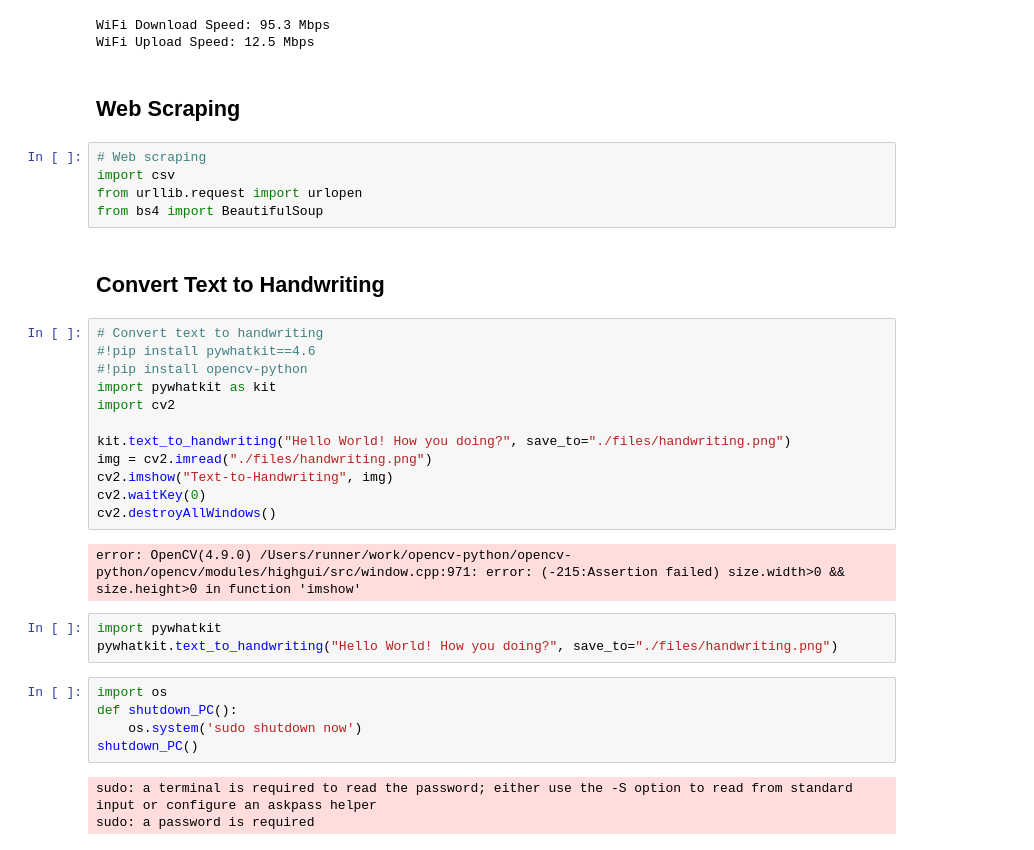
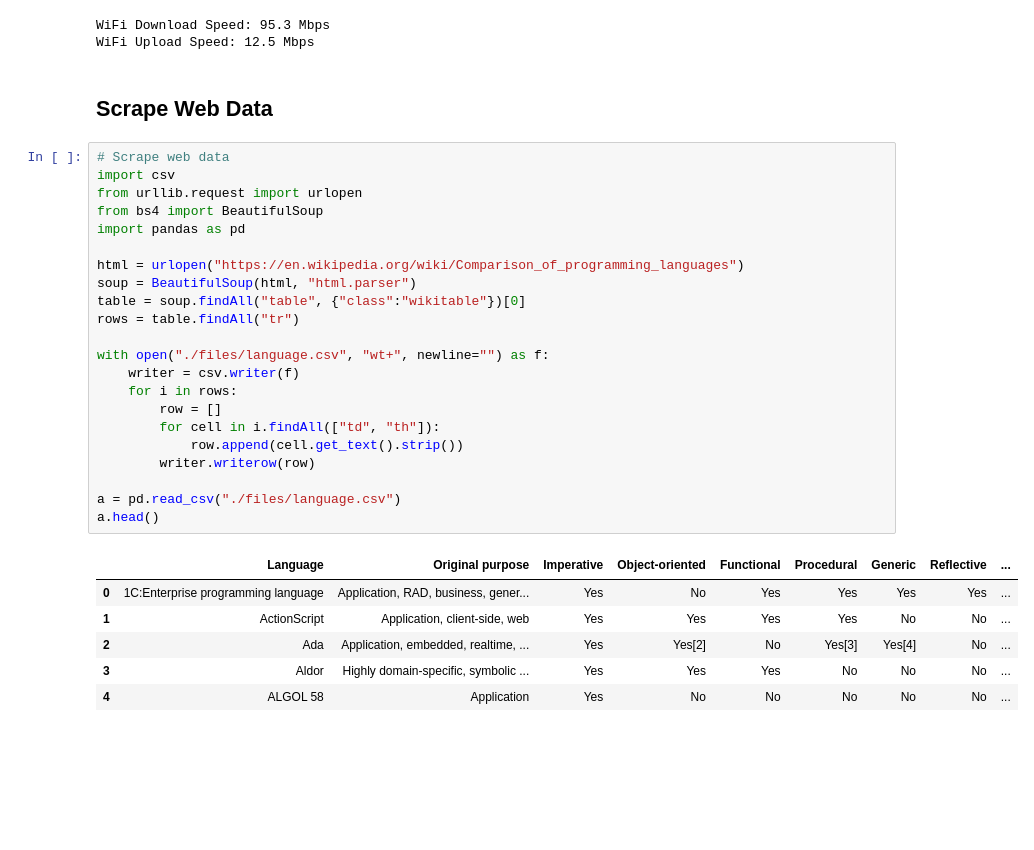
Before and after one commit to ravibilla/sniPyts, a Jupyter notebook: snipyts.ipynb, the cells around one changed output. Saved outputs shown, nothing was run; the diff lists cells and outputs as text; blank space fills up the shorter version.

Commit message:
snippet scrape web data

```diff
--- a/snipyts.ipynb
+++ b/snipyts.ipynb
@@ -924,36 +924,33 @@ print(f"WiFi Upload Speed: {ul/1e6:.1f} Mbps")
 WiFi Download Speed: 95.3 Mbps
 WiFi Upload Speed: 12.5 Mbps
 # %% [markdown]
-## Web Scraping
+## Scrape Web Data
 # %%
-# Web scraping
+# Scrape web data
 import csv
 from urllib.request import urlopen
 from bs4 import BeautifulSoup
+import pandas as pd
+
+html = urlopen("https://en.wikipedia.org/wiki/Comparison_of_programming_languages")
+soup = BeautifulSoup(html, "html.parser")
+table = soup.findAll("table", {"class":"wikitable"})[0]
+rows = table.findAll("tr")
+
+with open("./files/language.csv", "wt+", newline="") as f:
+    writer = csv.writer(f)
+    for i in rows:
+        row = []
+        for cell in i.findAll(["td", "th"]):
+            row.append(cell.get_text().strip())
+        writer.writerow(row)
+
+a = pd.read_csv("./files/language.csv")
+a.head()
+# %% [output]
+|  | Language | Original purpose | Imperative | Object-oriented | Functional | Procedural | Generic | Reflective | ... |
+| 0 | 1C:Enterprise programming language | Application, RAD, business, gener... | Yes | No | Yes | Yes | Yes | Yes | ... |
+| 1 | ActionScript | Application, client-side, web | Yes | Yes | Yes | Yes | No | No | ... |
+| 2 | Ada | Application, embedded, realtime, ... | Yes | Yes[2] | No | Yes[3] | Yes[4] | No | ... |
+| 3 | Aldor | Highly domain-specific, symbolic ... | Yes | Yes | Yes | No | No | No | ... |
+| 4 | ALGOL 58 | Application | Yes | No | No | No | No | No | ... |
-# %% [markdown]
-## Convert Text to Handwriting
-# %%
-# Convert text to handwriting
-#!pip install pywhatkit==4.6
-#!pip install opencv-python
-import pywhatkit as kit
-import cv2
-
-kit.text_to_handwriting("Hello World! How you doing?", save_to="./files/handwriting.png")
-img = cv2.imread("./files/handwriting.png")
-cv2.imshow("Text-to-Handwriting", img)
-cv2.waitKey(0)
-cv2.destroyAllWindows()
-# %% [output]
-error: OpenCV(4.9.0) /Users/runner/work/opencv-python/opencv-python/opencv/modules/highgui/src/window.cpp:971: error: (-215:Assertion failed) size.width>0 && size.height>0 in function 'imshow'
-# %%
-import pywhatkit
-pywhatkit.text_to_handwriting("Hello World! How you doing?", save_to="./files/handwriting.png")
-# %%
-import os
-def shutdown_PC():
-    os.system('sudo shutdown now')
-shutdown_PC()
-# %% [output]
-sudo: a terminal is required to read the password; either use the -S option to read from standard input or configure an askpass helper
-sudo: a password is required
```
Also changed, not shown: 2 other files.
